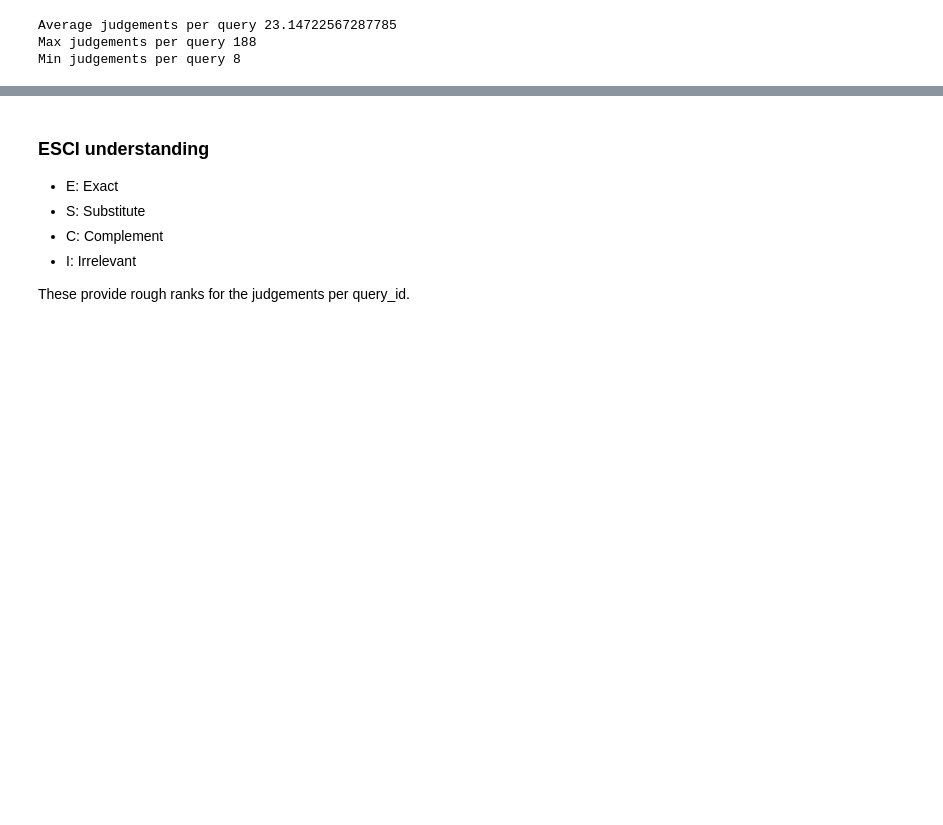
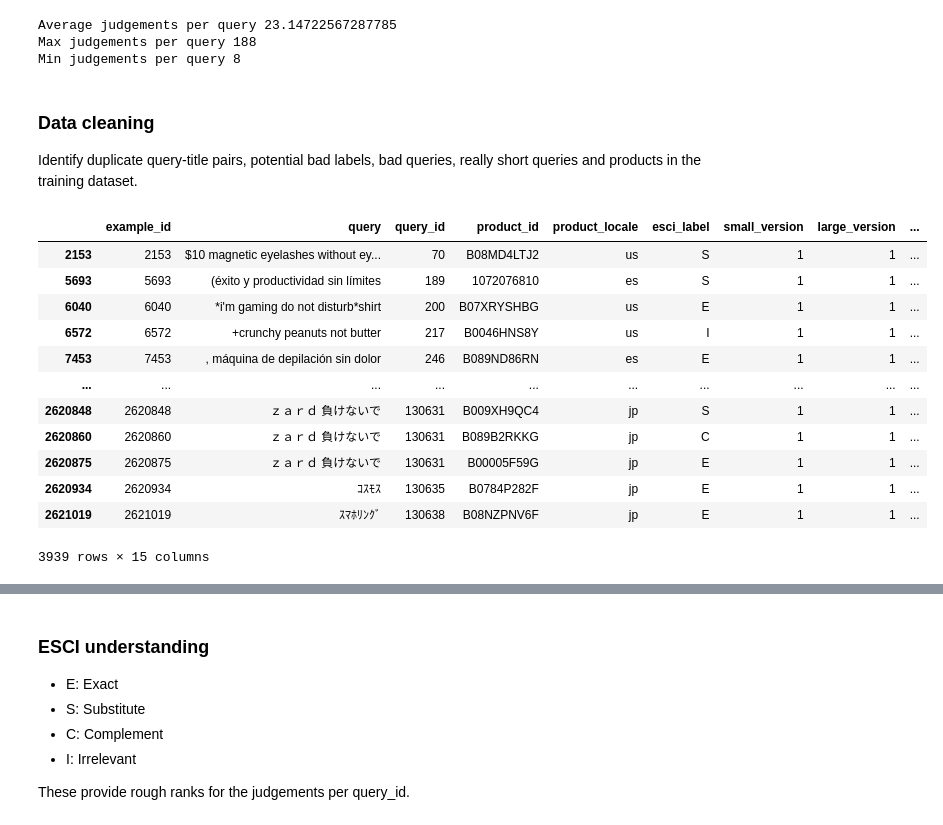
Before and after one commit to ellenwang1/semantic-search-eval, a Jupyter notebook: src/notebooks/amazon-esci-eda.ipynb, the cells around one changed output, grey strips where cells are left out. Cells and saved outputs as stored; diff of their text form; code cells hidden in the pictures; blank space fills up the shorter version.

```diff
--- a/src/notebooks/amazon-esci-eda.ipynb
+++ b/src/notebooks/amazon-esci-eda.ipynb
@@ -83,3 +82,23 @@ print("Min judgements per query", df_task_1.groupby('query_id')['example_id'].nu
 Average judgements per query 23.14722567287785
 Max judgements per query 188
 Min judgements per query 8
+# %% [markdown]
+### Data cleaning
+Identify duplicate query-title pairs, potential bad labels, bad queries, really short queries and products in the training dataset.
+# %%
+duplicates = df_task_1_train[df_task_1_train.duplicated(subset=["query", "product_title"])]
+duplicates
+# %% [output]
+|  | example_id | query | query_id | product_id | product_locale | esci_label | small_version | large_version | ... |
+| 2153 | 2153 | $10 magnetic eyelashes without ey... | 70 | B08MD4LTJ2 | us | S | 1 | 1 | ... |
+| 5693 | 5693 | (éxito y productividad sin límites | 189 | 1072076810 | es | S | 1 | 1 | ... |
+| 6040 | 6040 | *i'm gaming do not disturb*shirt | 200 | B07XRYSHBG | us | E | 1 | 1 | ... |
+| 6572 | 6572 | +crunchy peanuts not butter | 217 | B0046HNS8Y | us | I | 1 | 1 | ... |
+| 7453 | 7453 | , máquina de depilación sin dolor | 246 | B089ND86RN | es | E | 1 | 1 | ... |
+| ... | ... | ... | ... | ... | ... | ... | ... | ... | ... |
+| 2620848 | 2620848 | ｚａｒｄ 負けないで | 130631 | B009XH9QC4 | jp | S | 1 | 1 | ... |
+| 2620860 | 2620860 | ｚａｒｄ 負けないで | 130631 | B089B2RKKG | jp | C | 1 | 1 | ... |
+| 2620875 | 2620875 | ｚａｒｄ 負けないで | 130631 | B00005F59G | jp | E | 1 | 1 | ... |
+| 2620934 | 2620934 | ｺｽﾓｽ | 130635 | B0784P282F | jp | E | 1 | 1 | ... |
+| 2621019 | 2621019 | ｽﾏﾎﾘﾝｸﾞ | 130638 | B08NZPNV6F | jp | E | 1 | 1 | ... |
+3939 rows × 15 columns
```
Also changed, not shown: parts of 5 cells of this notebook.
